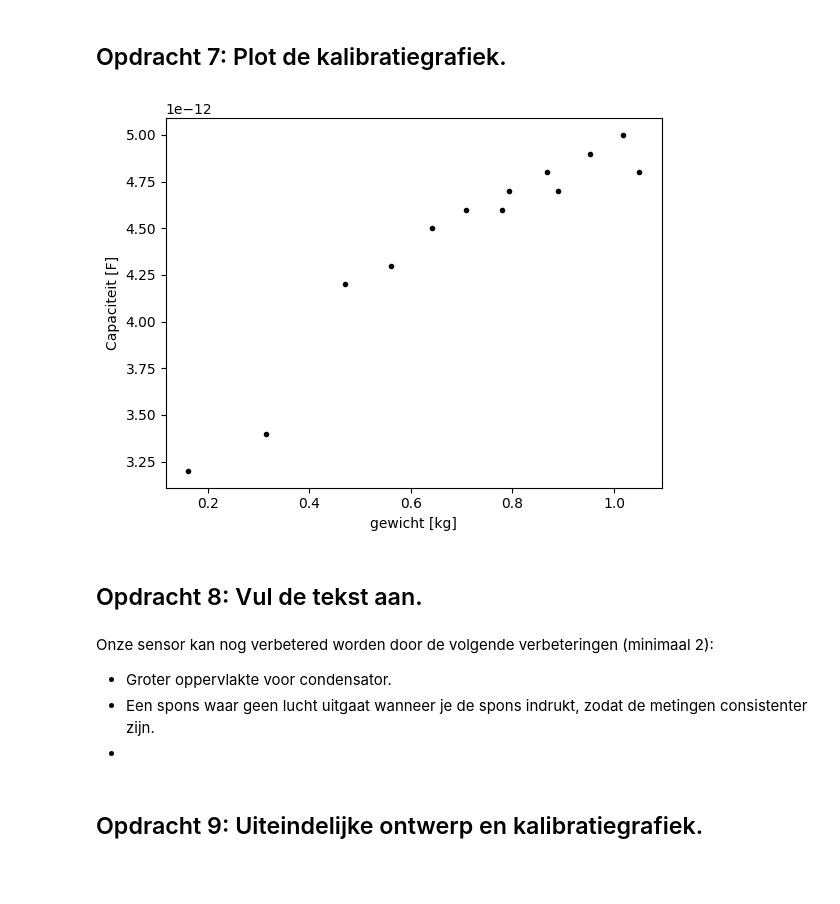
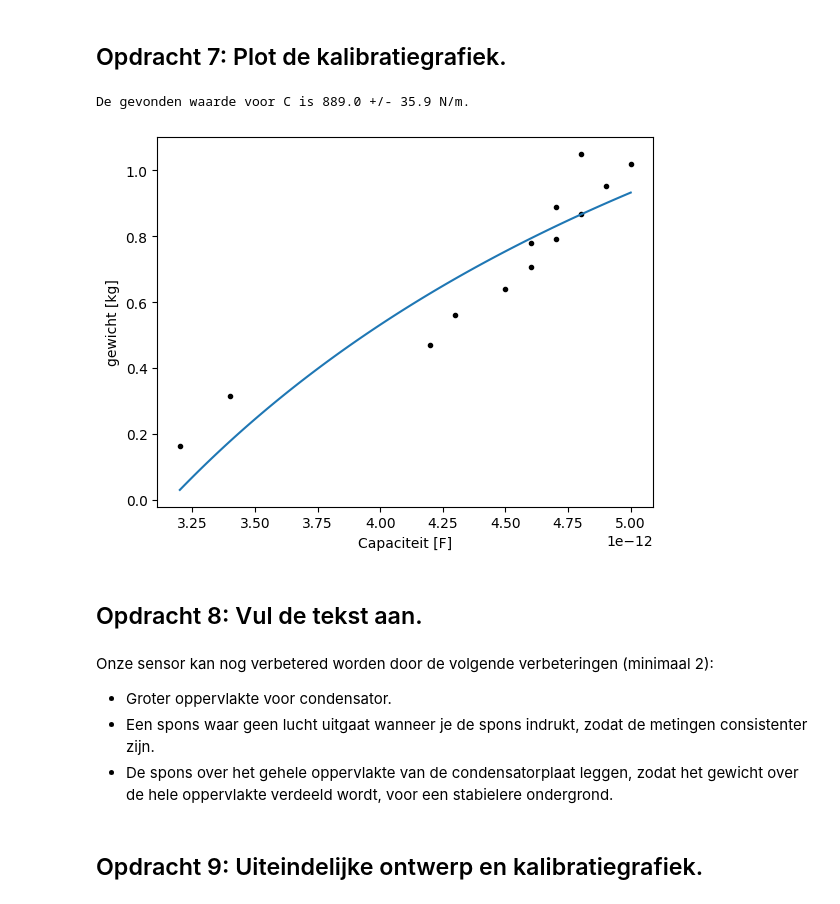
Before and after one commit to Xander1611/opdrachten-DEF-D-AB, a Jupyter notebook: FysiekeOntwerpopdrachten/2OntwerpEenSensorCondensator/DEFOntwerpopdracht2OntwerpEenSensorInvulTemplate.ipynb, the cells around one changed output. Saved outputs shown, nothing was run; the diff lists cells and outputs as text; code cells hidden in the pictures; blank space fills up the shorter version.

Commit message:
Plots veranderd/verbeterd.

```diff
--- a/FysiekeOntwerpopdrachten/2OntwerpEenSensorCondensator/DEFOntwerpopdracht2OntwerpEenSensorInvulTemplate.ipynb
+++ b/FysiekeOntwerpopdrachten/2OntwerpEenSensorCondensator/DEFOntwerpopdracht2OntwerpEenSensorInvulTemplate.ipynb
@@ -131,36 +132,35 @@ De geschatte waarde voor de veerconstante is -29396129759.7
 # %%
 # Plot hier je gemeten kalibratiegrafiek en plot in dezelfde figuur ook je verwachte ontwerpgrafiek.
 
 C_ref = 34.1 # pF
 g = 9.81
+d_begin = 0.028
+A = 0.01
 
+def Mass(capa,k):
+    M = (d_begin-epsilon0*A/capa)*k/g
+    return M
 
-def Kracht(u,c):
-    return c*u
 
 gewicht = np.array([0.162, 0.314, 0.471, 0.561, 0.641,0.708, 0.793, 0.869, 0.952, 1.018,0.780,0.890,1.050])
 kracht = gewicht*g
 Condensator_waarde = np.array([3.2, 3.4, 4.2, 4.3, 4.5,4.6, 4.7, 4.8, 4.9, 5.0,4.6,4.7,4.8])*10**-12
-
-A = 0.029
-d = epsilon0*A/Condensator_waarde
-u = 0.28-d
-gewicht_schat = np.array([0.162,1.050])
-condensator_schat = np.array([3.2,4.8])*10**-12
-
-val,cov = curve_fit(Kracht,u,kracht)
+x = np.linspace(3.2,5,100)*10**-12 # voor een mooie curve, een array van de minimale condensatorwaarde tot de maximale condensatorwaarde.
+val,cov = curve_fit(Mass,Condensator_waarde,gewicht)
 C = val[0]
 u_c = np.sqrt(cov[0,0])
-
+print('De gevonden waarde voor C is %.1f +/- %.1f N/m.' % (C,u_c))
 plt.figure()
-plt.plot(gewicht,Condensator_waarde,'k.')
-
+plt.plot(Condensator_waarde,gewicht,'k.')
+plt.plot(x,Mass(x,*val))
 plt.plot()
-plt.xlabel('gewicht [kg]')
-plt.ylabel('Capaciteit [F]')
+plt.plot()
+plt.ylabel('gewicht [kg]')
+plt.xlabel('Capaciteit [F]')
 plt.show()
 # %% [output]
+De gevonden waarde voor C is 889.0 +/- 35.9 N/m.
-[figure, old version]
+[figure, new version]
 # %% [markdown]
 ## Opdracht 8: Vul de tekst aan.
 # %% [markdown]
@@ -168,7 +168,7 @@ Onze sensor kan nog verbetered worden door de volgende verbeteringen (minimaal 2
 
 * Groter oppervlakte voor condensator.
 * Een spons waar geen lucht uitgaat wanneer je de spons indrukt, zodat de metingen consistenter zijn.
-*
+* De spons over het gehele oppervlakte van de condensatorplaat leggen, zodat het gewicht over de hele oppervlakte verdeeld wordt, voor een stabielere ondergrond.
 # %% [markdown]
 ## Opdracht 9: Uiteindelijke ontwerp en kalibratiegrafiek.
 # %% [markdown]
```
Also changed, not shown: parts of 6 cells of this notebook.
